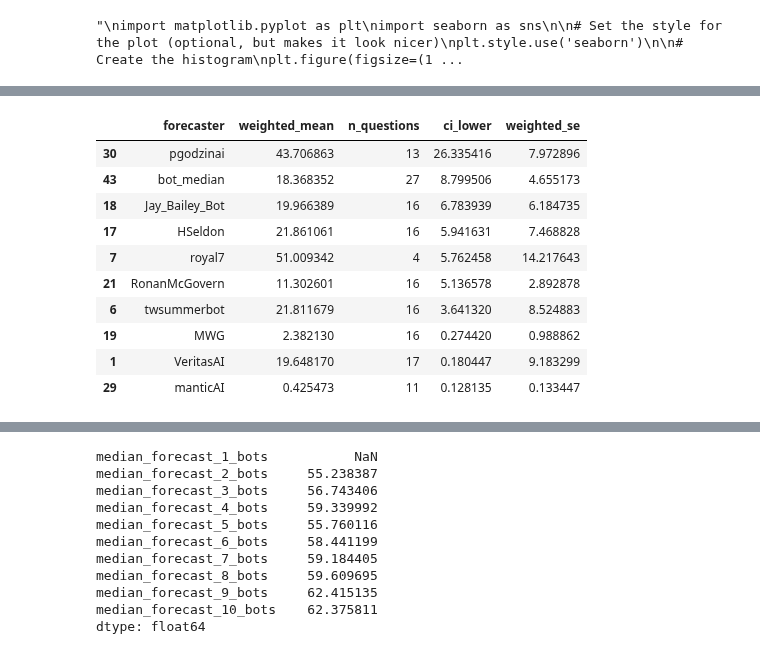
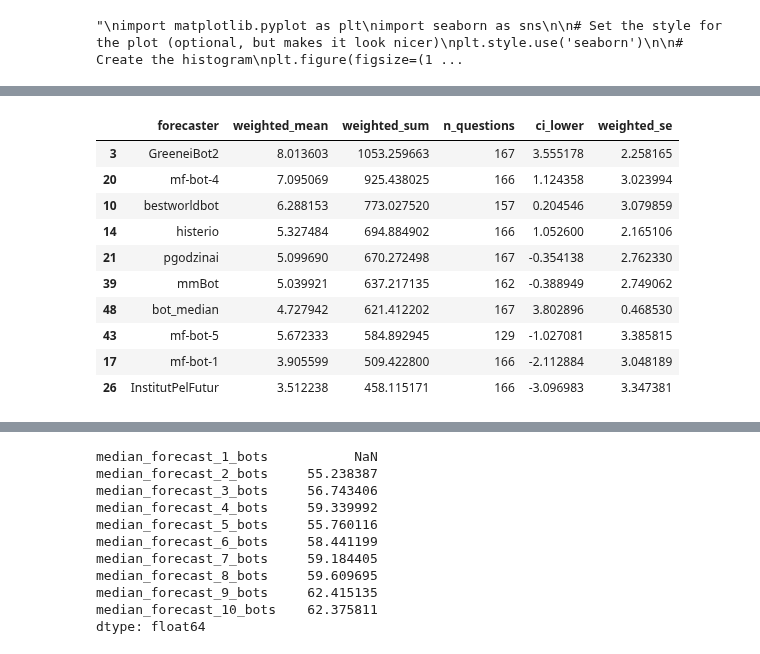
Before and after one commit to Metaculus/aib-analysis, a Jupyter notebook: Copy_of_AI_BENCHMARKING_LEADERBOARDS.ipynb, the cells around one changed output, grey strips where cells are left out. Cells and saved outputs as stored; diff of their text form; code cells hidden in the pictures.

```diff
--- a/Copy_of_AI_BENCHMARKING_LEADERBOARDS.ipynb
+++ b/Copy_of_AI_BENCHMARKING_LEADERBOARDS.ipynb
@@ -248,7 +255,7 @@ df_bot_baseline = df_bot_scores[df_bot_scores['score_type'] == 'baseline']
 # Take the LAST score for each (forecaster, question_id) pair
 df_bot_baseline = df_bot_baseline.groupby(['question_id', 'forecaster']).last().reset_index()
 
-# PEER
+# PEER (TK: SPOT PEER)
 df_bot_peer = df_bot_scores[df_bot_scores['score_type'] == 'peer']
 
 # Take the LAST score for each (forecaster, question_id) pair
@@ -259,15 +266,16 @@ df_bot_peer = df_bot_peer.groupby(['question_id', 'forecaster']).last().reset_in
 df_pros_scores = pd.read_csv('scores/pros_score_data.csv')
 
 # BASELINE
-df_pros_baseline = df_pros_scores.groupby(['question_id', 'forecaster']).last().reset_index()
+df_pros_baseline = df_pros_scores[df_pros_scores['score_type'] == 'baseline']
 
 # Take the LAST score for each (forecaster, question_id) pair
 df_pros_baseline = df_pros_baseline.groupby(['question_id', 'forecaster']).last().reset_index()
+df_pros_baseline_long = df_pros_baseline.copy()
 
 df_pros_peer = df_pros_scores[df_pros_scores['score_type'] == 'peer']
 
 # ADD THE BOT MEDIAN SPOT SCORE & REMOVE UNNECESSARY COLUMNS
-df_bot_baseline = df_bot_baseline[['question_id', 'question_title', 'question_weight', 'forecaster', 'score']]
+df_bot_baseline = df_bot_baseline[['question_id', 'question_title', 'question_weight', 'forecaster', 'score', 'resolution']]
 
 # Calculate medians and preserve metadata
 medians = (df_bot_baseline
@@ -279,9 +287,10 @@ medians = (df_bot_baseline
 
 # Combine with original data
 df_bot_baseline = pd.concat([df_bot_baseline, medians])
+df_bot_baseline_long = df_bot_baseline.copy()
 
 # DO THE SAME FOR DF_BOT_PEER
-df_bot_peer = df_bot_peer[['question_id', 'question_title', 'question_weight', 'forecaster', 'score']]
+df_bot_peer = df_bot_peer[['question_id', 'question_title', 'question_weight', 'forecaster', 'score', 'resolution']]
 
 # Get all columns except score and forecaster
 medians = (df_bot_peer
@@ -294,5 +303,5 @@ medians = (df_bot_peer
 # Combine with original data
 df_bot_peer = pd.concat([df_bot_peer, medians])
 
-df_bot_baseline.head()
+df_bot_baseline_long.head()
 # %% [output]
@@ -305,12 +314,4 @@ df_bot_baseline.head()
 # %%
-# WHICH QUESTIONS ARE IN DF_BOT_BASELINE BUT NOT IN DF_PROs_BASELINE?
-bot_baseline_question_ids = df_bot_baseline['question_id'].unique()
-pros_baseline_question_ids = df_pros_baseline['question_id'].unique()
-questions_only_in_bot = set(bot_baseline_question_ids) - set(pros_baseline_question_ids)
-
-import numpy as np
-from scipy import stats
-
 def calculate_weighted_stats(df):
     results = []
 
@@ -323,43 +324,45 @@ def calculate_weighted_stats(df):
         weights = forecaster_data['question_weight']
 
         # Calculate weighted mean
         weighted_mean = np.average(scores, weights=weights)
+        weighted_sum = np.sum(scores * weights)
 
         # Calculate weighted standard error
         # Using weighted variance formula
         weighted_var = np.average((scores - weighted_mean)**2, weights=weights)
         n = len(scores)
         weighted_se = np.sqrt(weighted_var / n)
 
         # Calculate t-statistic for 95% confidence interval
         t_value = stats.t.ppf(0.975, n-1)
         ci_lower = weighted_mean - (t_value * weighted_se)
 
         results.append({
             'forecaster': forecaster,
             'weighted_mean': weighted_mean,
+            'weighted_sum': weighted_sum,
             'n_questions': n,
             'ci_lower': ci_lower,
             'weighted_se': weighted_se
         })
 
     # Convert to dataframe and sort by lower bound
     results_df = pd.DataFrame(results)
-    return results_df.sort_values('ci_lower', ascending=False)
+    return results_df.sort_values('weighted_sum', ascending=False)
 
 # Calculate and show results
-ranked_forecasters = calculate_weighted_stats(df_bot_baseline)
+ranked_forecasters = calculate_weighted_stats(df_bot_peer)
 
 ranked_forecasters.head(10)
 # %% [output]
-|  | forecaster | weighted_mean | n_questions | ci_lower | weighted_se |
-| 30 | pgodzinai | 43.706863 | 13 | 26.335416 | 7.972896 |
-| 43 | bot_median | 18.368352 | 27 | 8.799506 | 4.655173 |
-| 18 | Jay_Bailey_Bot | 19.966389 | 16 | 6.783939 | 6.184735 |
-| 17 | HSeldon | 21.861061 | 16 | 5.941631 | 7.468828 |
-| 7 | royal7 | 51.009342 | 4 | 5.762458 | 14.217643 |
-| 21 | RonanMcGovern | 11.302601 | 16 | 5.136578 | 2.892878 |
-| 6 | twsummerbot | 21.811679 | 16 | 3.641320 | 8.524883 |
-| 19 | MWG | 2.382130 | 16 | 0.274420 | 0.988862 |
-| 1 | VeritasAI | 19.648170 | 17 | 0.180447 | 9.183299 |
-| 29 | manticAI | 0.425473 | 11 | 0.128135 | 0.133447 |
+|  | forecaster | weighted_mean | weighted_sum | n_questions | ci_lower | weighted_se |
+| 3 | GreeneiBot2 | 8.013603 | 1053.259663 | 167 | 3.555178 | 2.258165 |
+| 20 | mf-bot-4 | 7.095069 | 925.438025 | 166 | 1.124358 | 3.023994 |
+| 10 | bestworldbot | 6.288153 | 773.027520 | 157 | 0.204546 | 3.079859 |
+| 14 | histerio | 5.327484 | 694.884902 | 166 | 1.052600 | 2.165106 |
+| 21 | pgodzinai | 5.099690 | 670.272498 | 167 | -0.354138 | 2.762330 |
+| 39 | mmBot | 5.039921 | 637.217135 | 162 | -0.388949 | 2.749062 |
+| 48 | bot_median | 4.727942 | 621.412202 | 167 | 3.802896 | 0.468530 |
+| 43 | mf-bot-5 | 5.672333 | 584.892945 | 129 | -1.027081 | 3.385815 |
+| 17 | mf-bot-1 | 3.905599 | 509.422800 | 166 | -2.112884 | 3.048189 |
+| 26 | InstitutPelFutur | 3.512238 | 458.115171 | 166 | -3.096983 | 3.347381 |
```
Also changed, not shown: parts of 53 cells of this notebook, 4 other files.
